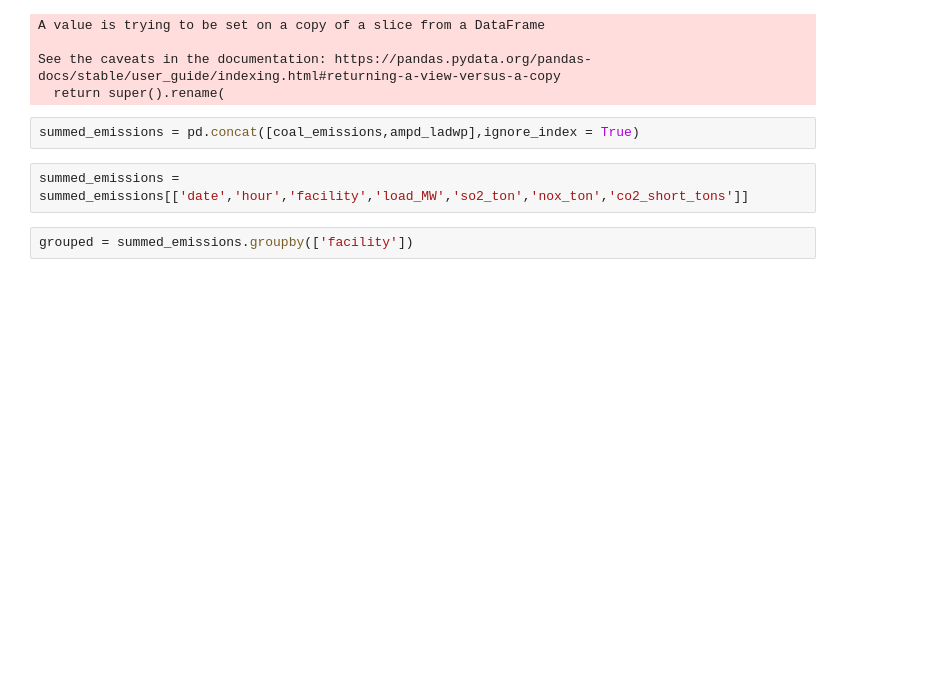
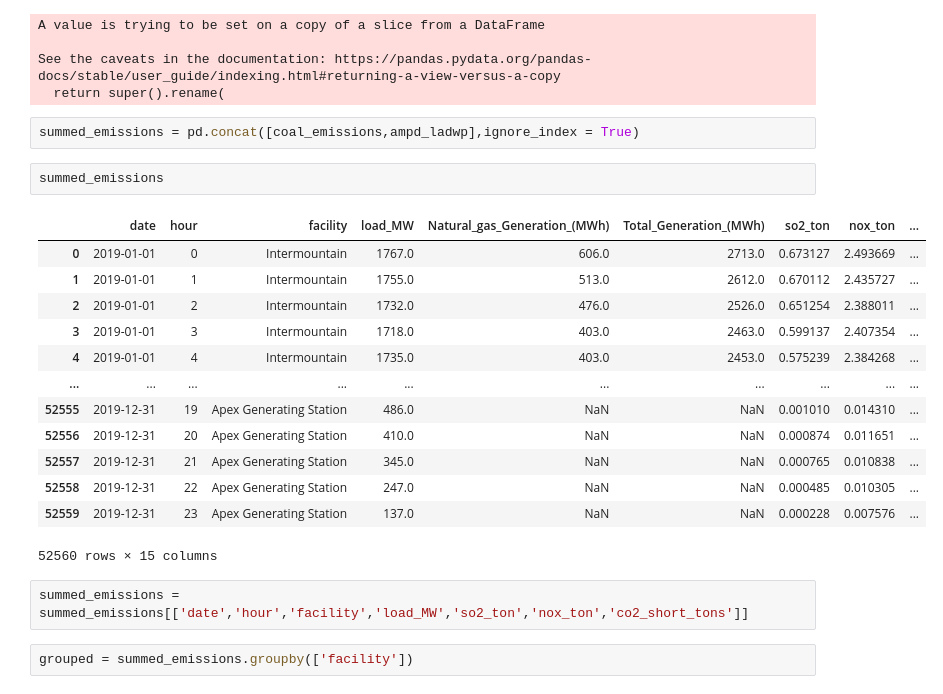
Before and after one commit to PSEHE/harboropt, a Jupyter notebook: grid_emissions.ipynb, the cells around one changed output. Cells and saved outputs as stored; diff of their text form; blank space fills up the shorter version.

```diff
--- a/grid_emissions.ipynb
+++ b/grid_emissions.ipynb
@@ -146,6 +147,22 @@ See the caveats in the documentation: https://pandas.pydata.org/pandas-docs/stab
   return super().rename(
 # %%
 summed_emissions = pd.concat([coal_emissions,ampd_ladwp],ignore_index = True)
+# %%
+summed_emissions
+# %% [output]
+|  | date | hour | facility | load_MW | Natural_gas_Generation_(MWh) | Total_Generation_(MWh) | so2_ton | nox_ton | ... |
+| 0 | 2019-01-01 | 0 | Intermountain | 1767.0 | 606.0 | 2713.0 | 0.673127 | 2.493669 | ... |
+| 1 | 2019-01-01 | 1 | Intermountain | 1755.0 | 513.0 | 2612.0 | 0.670112 | 2.435727 | ... |
+| 2 | 2019-01-01 | 2 | Intermountain | 1732.0 | 476.0 | 2526.0 | 0.651254 | 2.388011 | ... |
+| 3 | 2019-01-01 | 3 | Intermountain | 1718.0 | 403.0 | 2463.0 | 0.599137 | 2.407354 | ... |
+| 4 | 2019-01-01 | 4 | Intermountain | 1735.0 | 403.0 | 2453.0 | 0.575239 | 2.384268 | ... |
+| ... | ... | ... | ... | ... | ... | ... | ... | ... | ... |
+| 52555 | 2019-12-31 | 19 | Apex Generating Station | 486.0 | NaN | NaN | 0.001010 | 0.014310 | ... |
+| 52556 | 2019-12-31 | 20 | Apex Generating Station | 410.0 | NaN | NaN | 0.000874 | 0.011651 | ... |
+| 52557 | 2019-12-31 | 21 | Apex Generating Station | 345.0 | NaN | NaN | 0.000765 | 0.010838 | ... |
+| 52558 | 2019-12-31 | 22 | Apex Generating Station | 247.0 | NaN | NaN | 0.000485 | 0.010305 | ... |
+| 52559 | 2019-12-31 | 23 | Apex Generating Station | 137.0 | NaN | NaN | 0.000228 | 0.007576 | ... |
+52560 rows × 15 columns
 # %%
 summed_emissions = summed_emissions[['date','hour','facility','load_MW','so2_ton','nox_ton','co2_short_tons']]
 # %%
```
Also changed, not shown: parts of 5 cells of this notebook, 3 other files.
